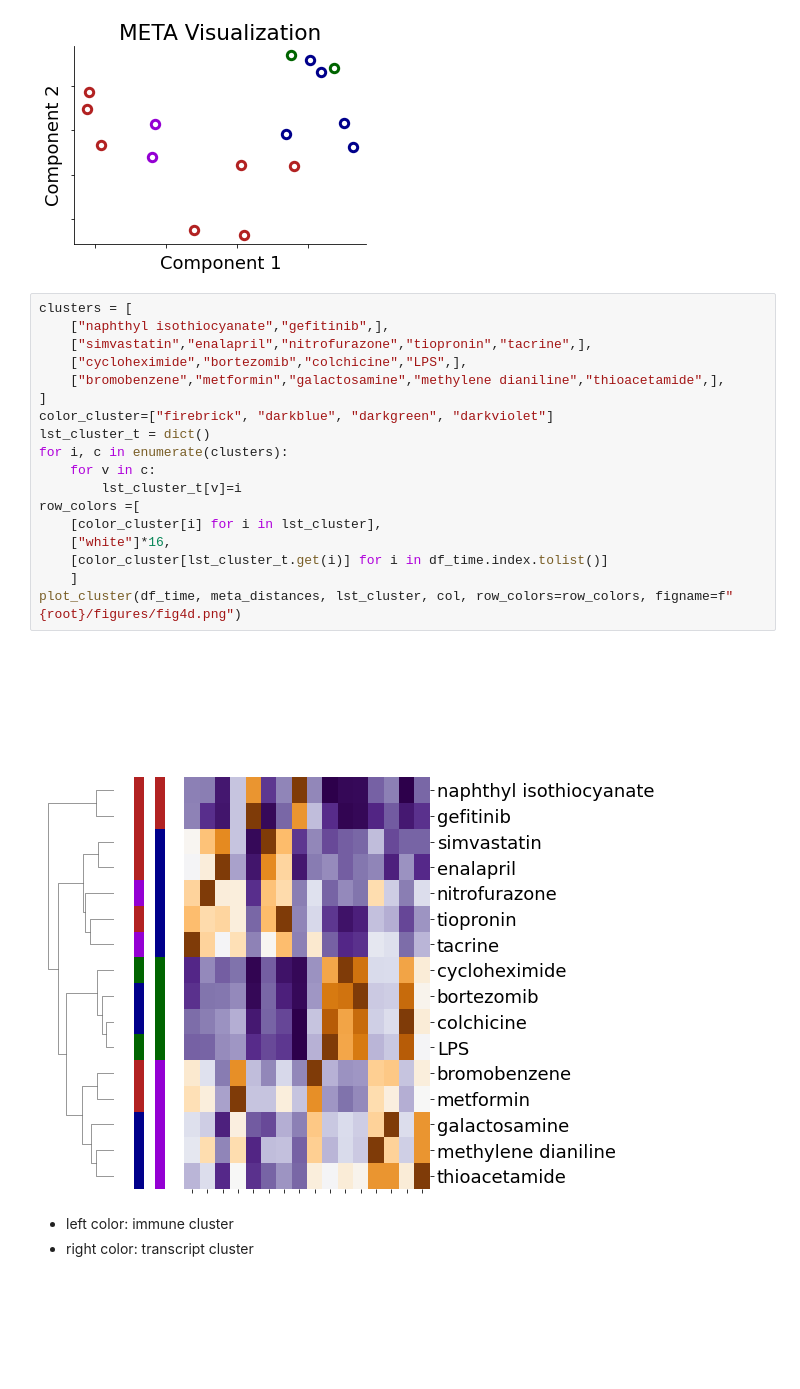
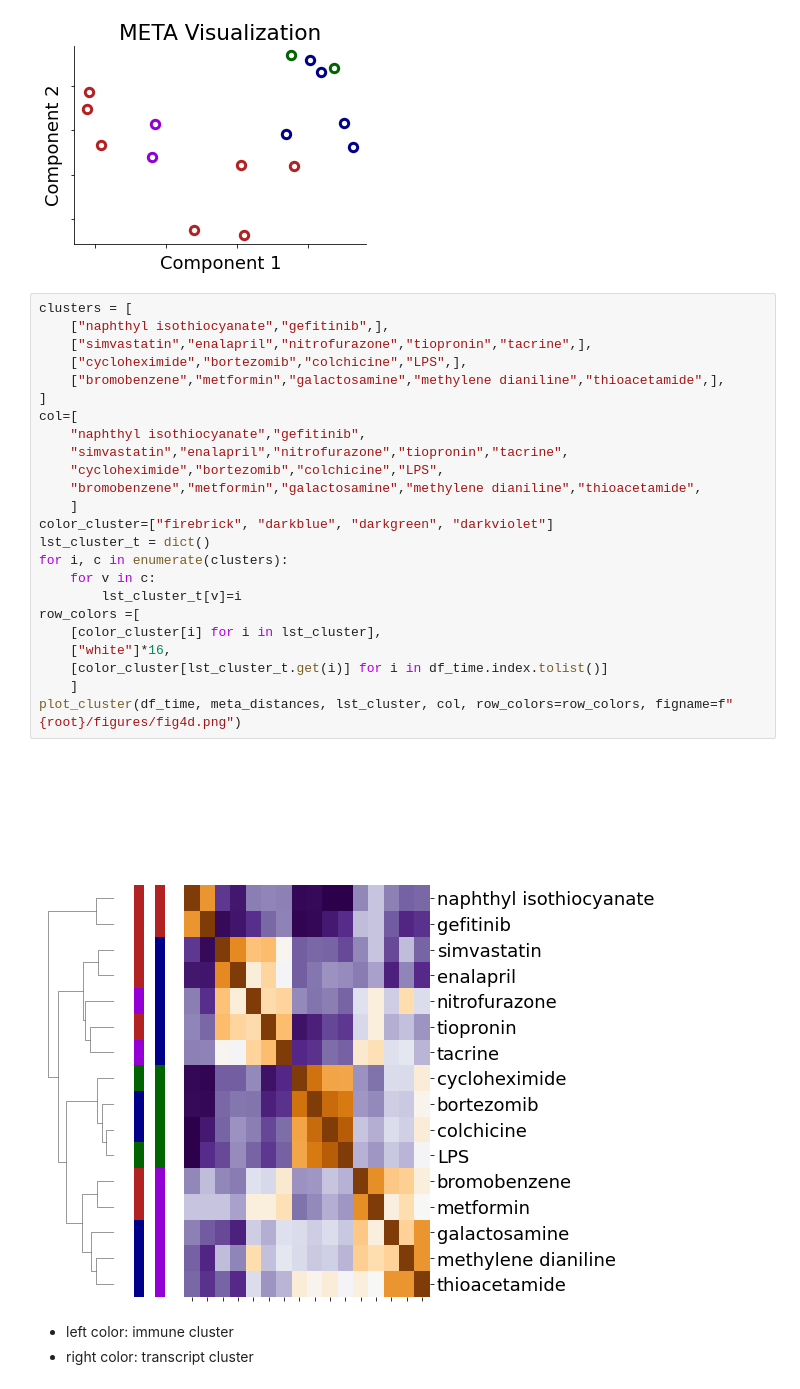
Before and after one commit to mizuno-group/RatDeconvolution, a Jupyter notebook: code/3_clustering.ipynb, the cells around one changed output. Cells and saved outputs as stored; diff of their text form; blank space fills up the shorter version.

Commit message:
[230522morita] fix error / colors of heatmaps

```diff
--- a/code/3_clustering.ipynb
+++ b/code/3_clustering.ipynb
@@ -339,23 +339,29 @@ plot_meta(df_time, meta_visualization, lst_cluster, figname=f"{root}/figures/fig
 # %%
 clusters = [
     ["naphthyl isothiocyanate","gefitinib",],
     ["simvastatin","enalapril","nitrofurazone","tiopronin","tacrine",],
     ["cycloheximide","bortezomib","colchicine","LPS",],
     ["bromobenzene","metformin","galactosamine","methylene dianiline","thioacetamide",],
 ]
+col=[
+    "naphthyl isothiocyanate","gefitinib",
+    "simvastatin","enalapril","nitrofurazone","tiopronin","tacrine",
+    "cycloheximide","bortezomib","colchicine","LPS",
+    "bromobenzene","metformin","galactosamine","methylene dianiline","thioacetamide",
+    ]
 color_cluster=["firebrick", "darkblue", "darkgreen", "darkviolet"]
 lst_cluster_t = dict()
 for i, c in enumerate(clusters):
     for v in c:
         lst_cluster_t[v]=i
 row_colors =[
     [color_cluster[i] for i in lst_cluster],
     ["white"]*16,
     [color_cluster[lst_cluster_t.get(i)] for i in df_time.index.tolist()]
     ]
 plot_cluster(df_time, meta_distances, lst_cluster, col, row_colors=row_colors, figname=f"{root}/figures/fig4d.png")
 # %% [output]
-[figure, old version]
+[figure, new version]
 # %% [markdown]
 * left color: immune cluster
 * right color: transcript cluster
```
Also changed, not shown: 3 other files.
